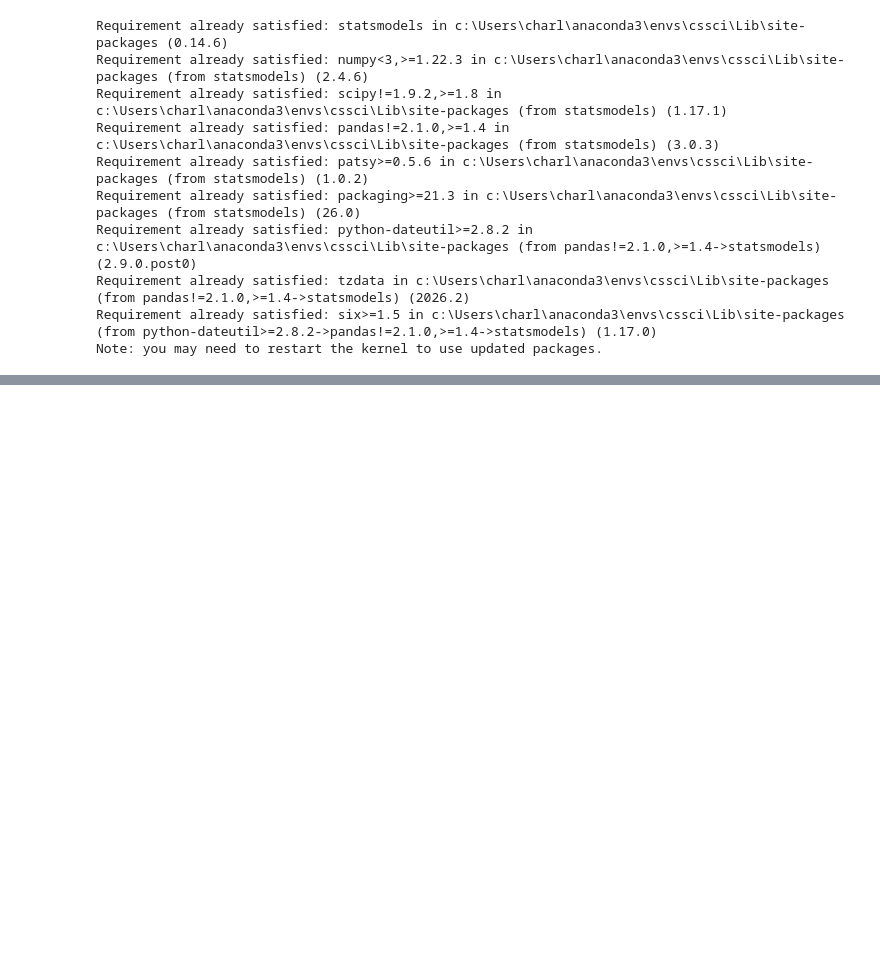
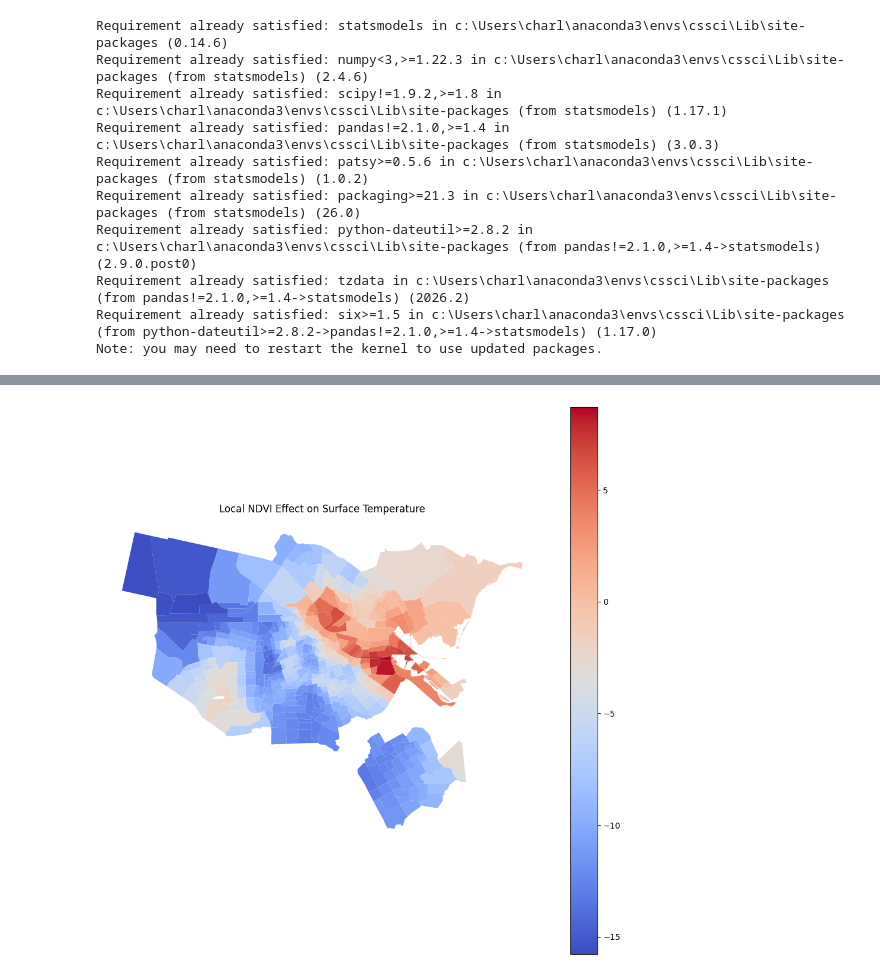
Before and after one commit to Koeltekaart/koeltekaart-amsterdam, a Jupyter notebook: Data_analysis/charlie/charlie.ipynb, the cells around one changed output, grey strips where cells are left out. Saved outputs shown, nothing was run; the diff lists cells and outputs as text; code cells hidden in the pictures; blank space fills up the shorter version.

```diff
--- a/Data_analysis/charlie/charlie.ipynb
+++ b/Data_analysis/charlie/charlie.ipynb
@@ -163,0 +227,14 @@ KeyError: 'x'
+# %%
+# Predictions and residuals
+gdf_model["predicted"] = model_std.predict(X_std)
+gdf_model["residual"] = gdf_model["temp_mean"] - gdf_model["predicted"]
+
+# Spatial weights on the SAME filtered GeoDataFrame
+w = Queen.from_dataframe(gdf_model, use_index=False)
+w.transform = "r"
+
+# Moran's I
+moran = Moran(gdf_model["residual"], w)
+
+print("Moran's I:", moran.I)
+print("p-value:", moran.p_sim)
@@ -164 +294,21 @@ KeyError: 'x'
+# %%
+gdf_model["gwr_ndvi"] = gwr_results.params[:,1]
+# %%
+import matplotlib.pyplot as plt
+
+fig, ax = plt.subplots(figsize=(12,12))
+
+gdf_model.plot(
+    column="gwr_ndvi",
+    cmap="coolwarm",
+    legend=True,
+    ax=ax
+)
+
+ax.set_title("Local NDVI Effect on Surface Temperature")
+ax.axis("off")
+
+plt.show()
+# %% [output]
+[figure, added]
 # %%
```
Also changed, not shown: parts of 13 cells of this notebook, 4 other files.
